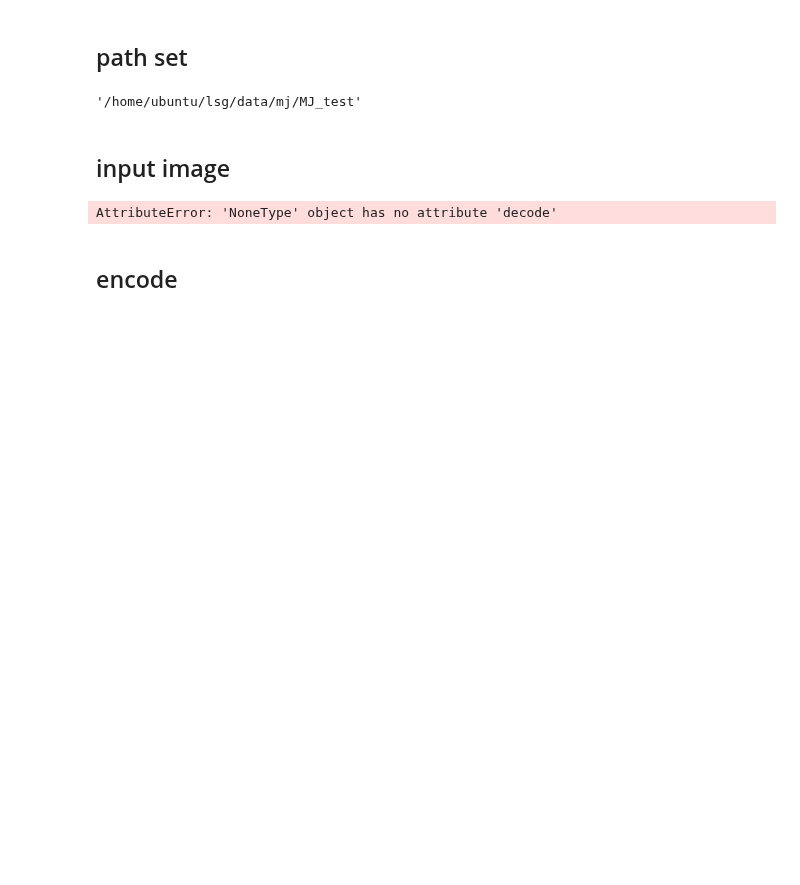
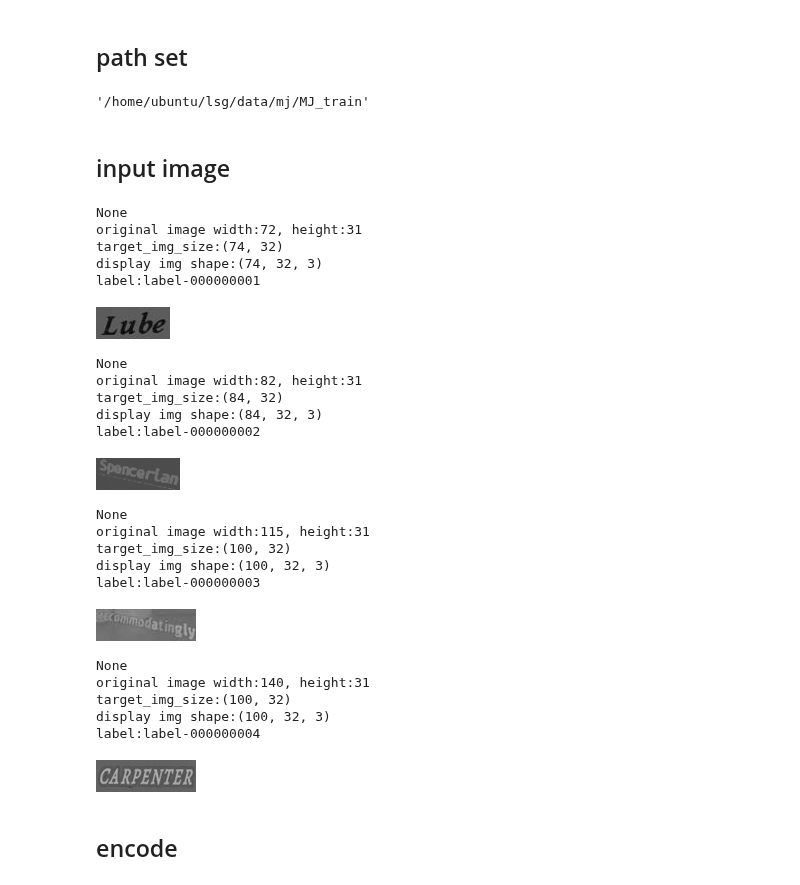
Before and after one commit to ittapa/AIFFEL-FILP-CODING, a Jupyter notebook: lms/03-GoingDeeper/06-ocr/02-prj.ipynb, the cells around one changed output. Saved outputs shown, nothing was run; the diff lists cells and outputs as text; code cells hidden in the pictures; blank space fills up the shorter version.

```diff
--- a/lms/03-GoingDeeper/06-ocr/02-prj.ipynb
+++ b/lms/03-GoingDeeper/06-ocr/02-prj.ipynb
@@ -83,10 +83,10 @@ HOME_DIR = os.getenv('HOME')+'/lsg/data/mj'
 TRAIN_DATA_PATH = HOME_DIR+'/MJ_train'
 VALID_DATA_PATH = HOME_DIR+'/MJ_valid'
 TEST_DATA_PATH = HOME_DIR+'/MJ_test'
-# %%
-TEST_DATA_PATH
-# %% [output]
-'/home/ubuntu/lsg/data/mj/MJ_test'
+# %%
+TRAIN_DATA_PATH
+# %% [output]
+'/home/ubuntu/lsg/data/mj/MJ_train'
 # %% [markdown]
 ## input image
 # %%
@@ -94,35 +94,60 @@ from IPython.display import display
 
 env = lmdb.open(TRAIN_DATA_PATH, max_readers=32, readonly=True, lock=False, readahead=False, meminit=False)
 with env.begin(write=False) as txn:
     for index in range(1, 5):
         label_key = 'label-%09d'.encode() % index
-        label = txn.get(label_key).decode('utf-8')
+        print(txn.get(label_key))
+        label = label_key.decode('utf-8')
+
         img_key = 'image-%09d'.encode() % index
         imgbuf = txn.get(img_key)
         buf = six.BytesIO()
         buf.write(imgbuf)
         buf.seek(0)
         try:
             img = Image.open(buf).convert('RGB')
 
         except IOError:
             img = Image.new('RGB', (100, 32))
             label = '-'
         width, height = img.size
         print('original image width:{}, height:{}'.format(width, height))
 
         target_width = min(int(width*32/height), 100)
         target_img_size = (target_width,32 )
 
         print('target_img_size:{}'.format(target_img_size))
 
         img = np.array(img.resize(target_img_size)).transpose(1,0,2)
 
         print('display img shape:{}'.format(img.shape))
         print('label:{}'.format(label))
         display(Image.fromarray(img.transpose(1,0,2).astype(np.uint8)))
 # %% [output]
-AttributeError: 'NoneType' object has no attribute 'decode'
+None
+original image width:72, height:31
+target_img_size:(74, 32)
+display img shape:(74, 32, 3)
+label:label-000000001
+[figure, added]
+None
+original image width:82, height:31
+target_img_size:(84, 32)
+display img shape:(84, 32, 3)
+label:label-000000002
+[figure, added]
+None
+original image width:115, height:31
+target_img_size:(100, 32)
+display img shape:(100, 32, 3)
+label:label-000000003
+[figure, added]
+None
+original image width:140, height:31
+target_img_size:(100, 32)
+display img shape:(100, 32, 3)
+label:label-000000004
+[figure, added]
 # %%
 class MJDatasetSequence(Sequence):
     def __init__(self,
```
Also changed, not shown: parts of 2 cells of this notebook, 1 other file.
